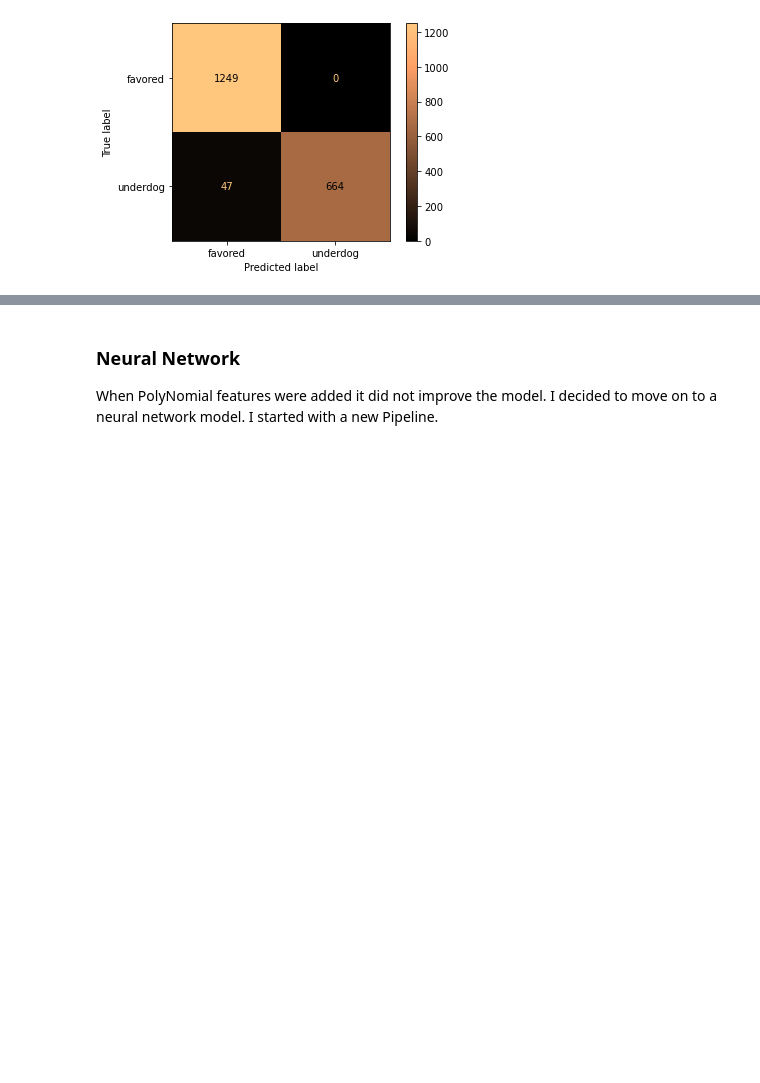
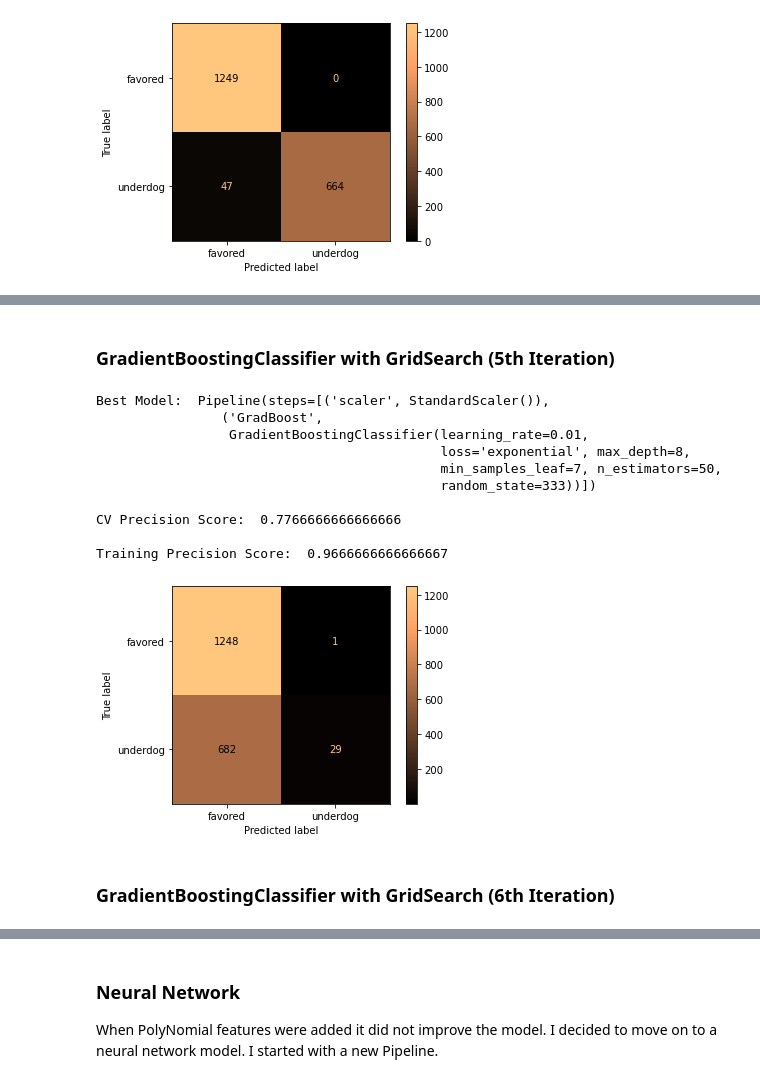
Before and after one commit to Ben-Gilbert333/Predicting_UFC_Winners, a Jupyter notebook: scratch_notebooks/scratch_notebook3.ipynb, the cells around one changed output, grey strips where cells are left out. Cells and saved outputs as stored; diff of their text form; code cells hidden in the pictures; blank space fills up the shorter version.

```diff
--- a/scratch_notebooks/scratch_notebook3.ipynb
+++ b/scratch_notebooks/scratch_notebook3.ipynb
@@ -1140,0 +1128,2 @@ Training Precision Score:  0.9776951672862454
+# %% [markdown]
+### GradientBoostingClassifier with GridSearch (5th Iteration)
@@ -1140,0 +1146,20 @@ Training Precision Score:  0.9776951672862454
+# %%
+# Loading in pickled model
+with open('../pickles/gradient_boost_grid_best4.pkl', 'rb') as f:
+    gradient_boost_grid_best4 = pickle.load(f)
+# %%
+best_results(gradient_boost_grid_best4)
+# %% [output]
+Best Model:  Pipeline(steps=[('scaler', StandardScaler()),
+                ('GradBoost',
+                 GradientBoostingClassifier(learning_rate=0.01,
+                                            loss='exponential', max_depth=8,
+                                            min_samples_leaf=7, n_estimators=50,
+                                            random_state=333))])
+
+CV Precision Score:  0.7766666666666666
+
+Training Precision Score:  0.9666666666666667
+[figure, added]
+# %% [markdown]
+### GradientBoostingClassifier with GridSearch (6th Iteration)
```
Also changed, not shown: parts of 43 cells of this notebook, 6 other files.
